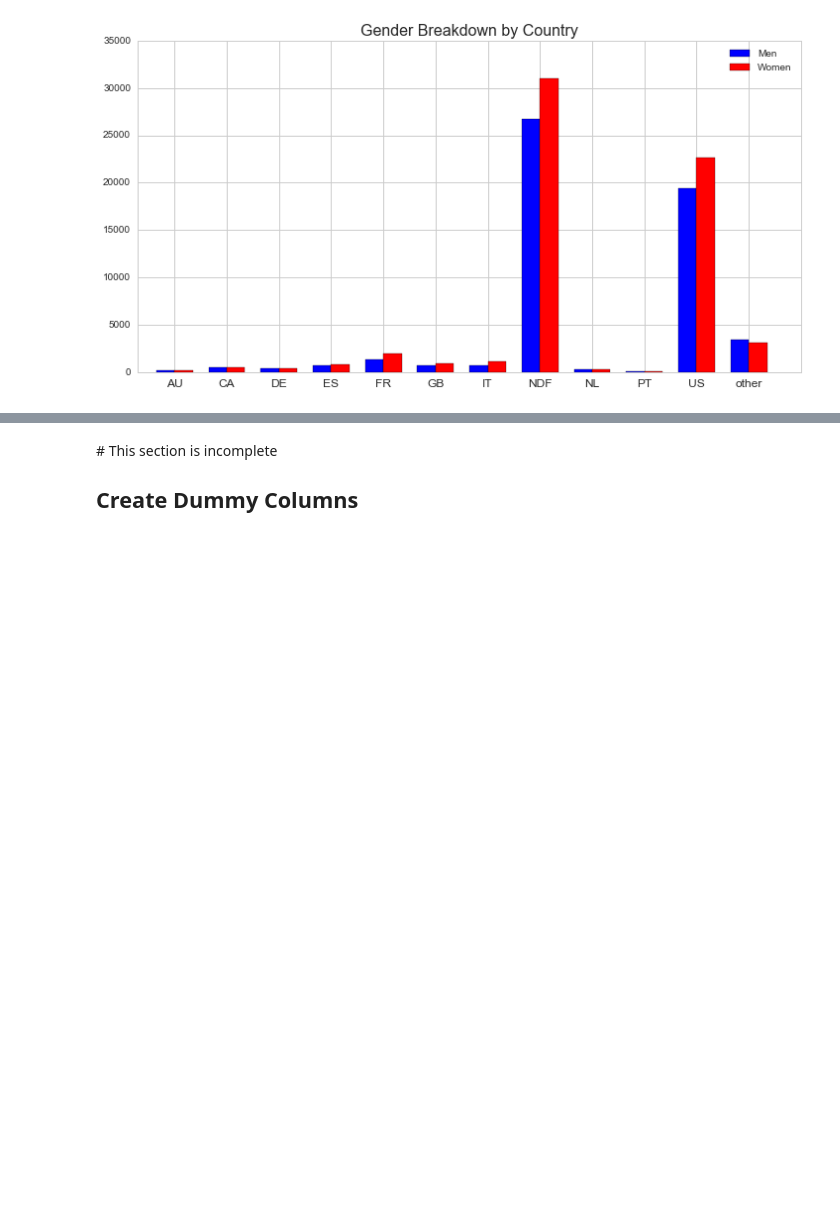
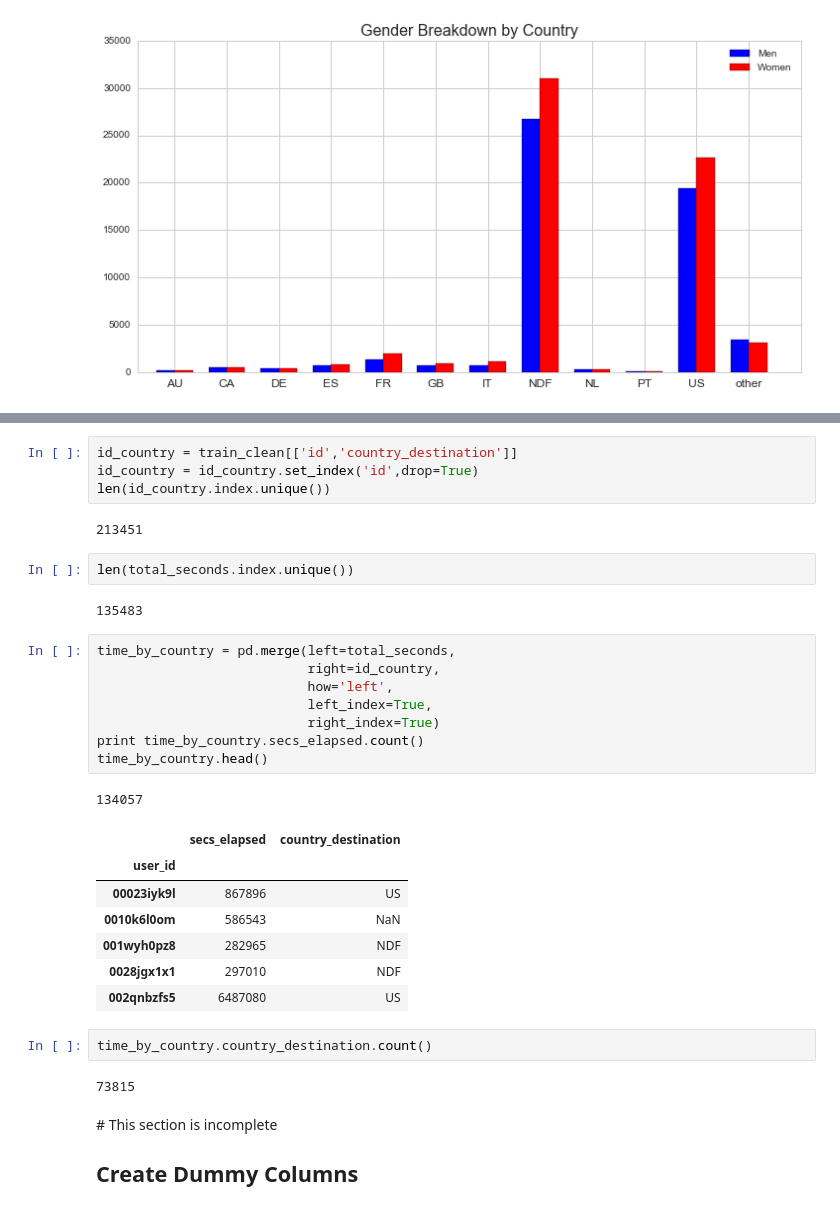
Before and after one commit to derekh34/DAT_SF_18, a Jupyter notebook: Final_Project/Airbnb_DH.ipynb, the cells around one changed output, grey strips where cells are left out. Saved outputs shown, nothing was run; the diff lists cells and outputs as text; blank space fills up the shorter version.

```diff
--- a/Final_Project/Airbnb_DH.ipynb
+++ b/Final_Project/Airbnb_DH.ipynb
@@ -384,3 +432,34 @@ Name: secs_elapsed, dtype: float64
+# %%
+id_country = train_clean[['id','country_destination']]
+id_country = id_country.set_index('id',drop=True)
+len(id_country.index.unique())
+# %% [output]
+213451
+# %%
+len(total_seconds.index.unique())
+# %% [output]
+135483
+# %%
+time_by_country = pd.merge(left=total_seconds,
+                           right=id_country,
+                           how='left',
+                           left_index=True,
+                           right_index=True)
+print time_by_country.secs_elapsed.count()
+time_by_country.head()
+# %% [output]
+134057
+|  | secs_elapsed | country_destination |
+| user_id |  |  |
+| 00023iyk9l | 867896 | US |
+| 0010k6l0om | 586543 | NaN |
+| 001wyh0pz8 | 282965 | NDF |
+| 0028jgx1x1 | 297010 | NDF |
+| 002qnbzfs5 | 6487080 | US |
+# %%
+time_by_country.country_destination.count()
+# %% [output]
+73815
 # %% [markdown]
 \# This section is incomplete
 
```
Also changed, not shown: parts of 19 cells of this notebook.
